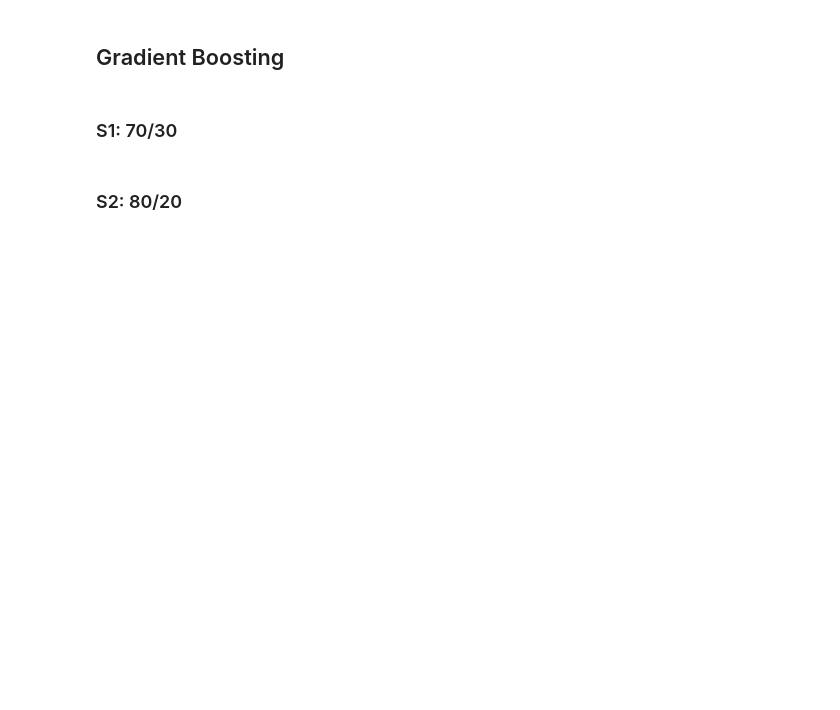
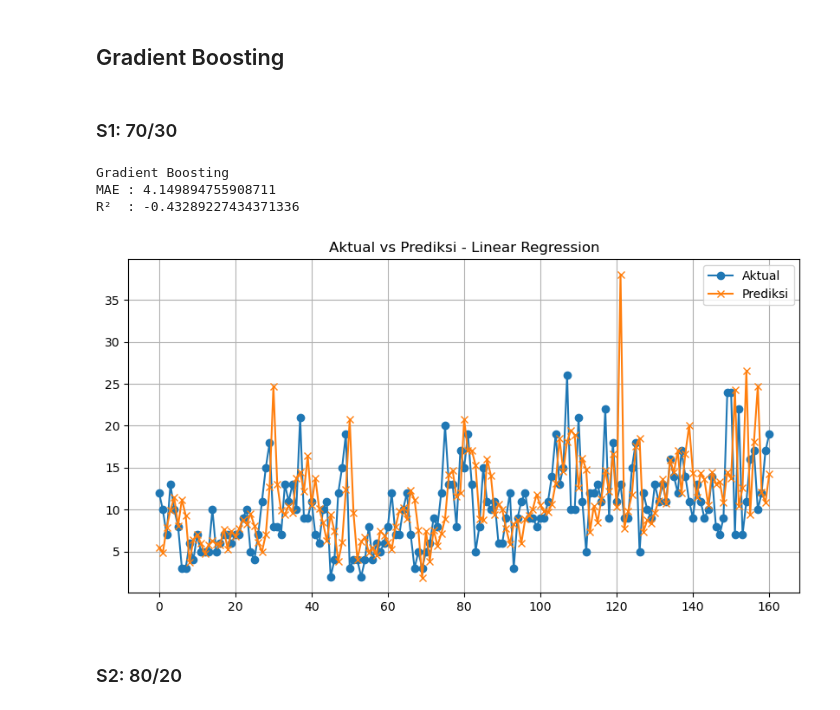
Before and after one commit to Ariwjy/Tugas-Machine-Learning, a Jupyter notebook: Regresi A5.ipynb, the cells around one changed output. Cells and saved outputs as stored; diff of their text form; code cells hidden in the pictures; blank space fills up the shorter version.

```diff
--- a/Regresi A5.ipynb
+++ b/Regresi A5.ipynb
@@ -113,5 +149,26 @@ R² Score: -0.07867660647412511
 ## Gradient Boosting
 # %% [markdown]
 ### S1: 70/30
+# %%
+# --- Model ---
+model = GradientBoostingRegressor(random_state=42)
+model.fit(X_train_07, y_train_07)
+y_pred_07 = model.predict(X_test_07)
+
+# --- Evaluasi ---
+mae = mean_absolute_error(y_test_07, y_pred_07)
+r2 = r2_score(y_test_07, y_pred_07)
+
+print("Gradient Boosting")
+print("MAE :", mae)
+print("R²  :", r2)
+
+# --- Plot ---
+plot(y_test_07, y_pred_07)
+# %% [output]
+Gradient Boosting
+MAE : 4.149894755908711
+R²  : -0.43289227434371336
+[figure, added]
 # %% [markdown]
 ### S2: 80/20
```
Also changed, not shown: parts of 8 cells of this notebook.
